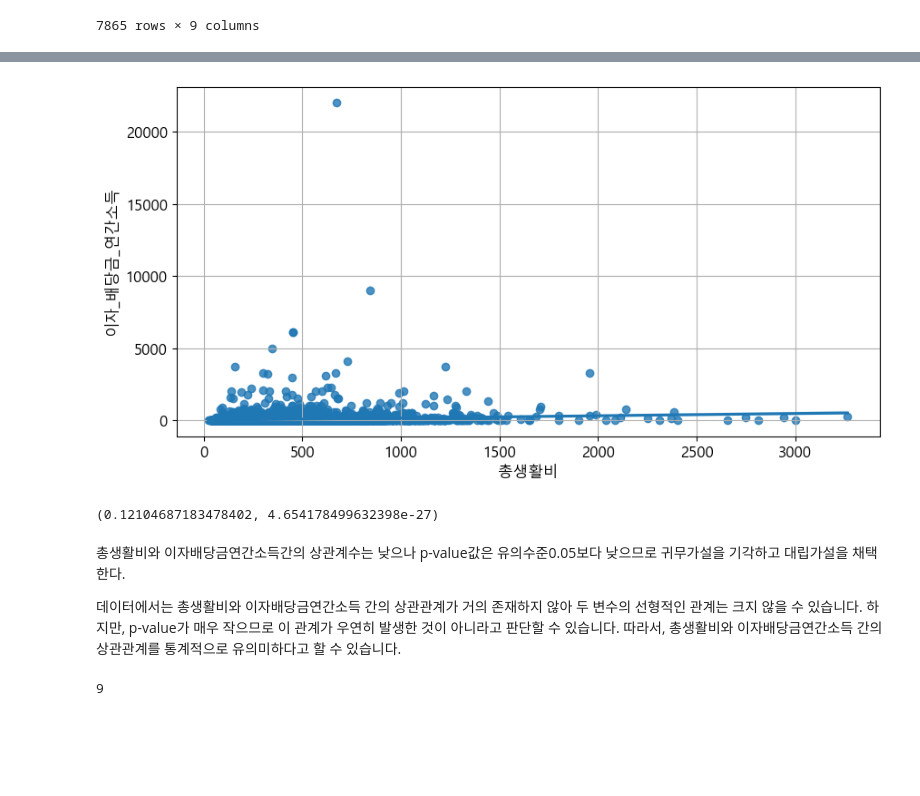
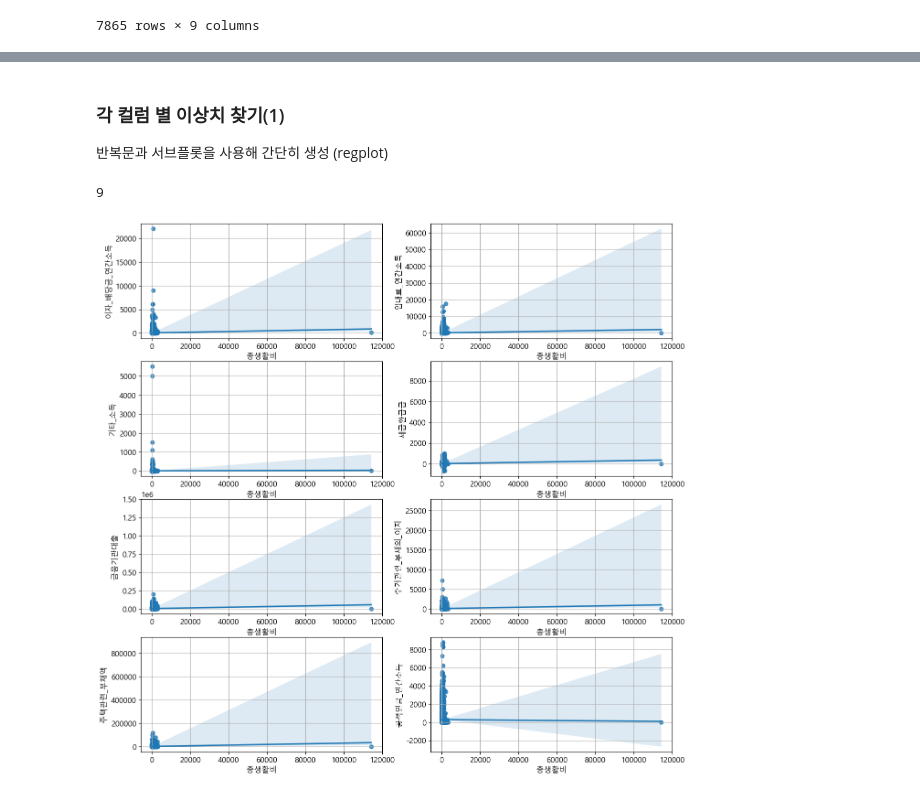
Before and after one commit to jaekim3220/Semiproject3, a Jupyter notebook: 데이터 검색.ipynb, the cells around one changed output, grey strips where cells are left out. Saved outputs shown, nothing was run; the diff lists cells and outputs as text; code cells hidden in the pictures; blank space fills up the shorter version.

```diff
--- a/데이터 검색.ipynb
+++ b/데이터 검색.ipynb
@@ -11,7 +22,7 @@ import os
 sys.path.append(os.path.dirname(os.path.dirname(os.getcwd())))
 from helper import my_logit, scalling
 # %%
-df=read_excel("복지패널조사수정파일 최종본.xlsx")
+df=read_excel("세미프로젝트3.xlsx")
 df
 # %% [output]
 |  | 총생활비 | 이자_배당금_연간소득 | 임대료_연간소득 | 기타_소득 | 세금환급금 | 금융기관대출 | 주거관련_부채의_이자 | 주택관련_부채액 | 공적연금_연간소득 |
@@ -144,20 +161,6 @@ df2
-# %%
-sb.regplot(data=df2, x='총생활비', y='이자_배당금_연간소득')
-plt.grid()
-plt.show()
-plt.close()
-# %% [output]
-[figure, removed]
-# %%
-r, p = stats.pearsonr(df2['총생활비'], df2['이자_배당금_연간소득'])
-
-r, p
-# %% [output]
-(0.12104687183478402, 4.654178499632398e-27)
-# %% [markdown]
-총생활비와 이자배당금연간소득간의 상관계수는 낮으나 p-value값은 유의수준0.05보다 낮으므로 귀무가설을 기각하고 대립가설을 채택한다.
-
-
-데이터에서는 총생활비와 이자배당금연간소득 간의 상관관계가 거의 존재하지 않아 두 변수의 선형적인 관계는 크지 않을 수 있습니다. 하지만, p-value가 매우 작으므로 이 관계가 우연히 발생한 것이 아니라고 판단할 수 있습니다. 따라서, 총생활비와 이자배당금연간소득 간의 상관관계를 통계적으로 유의미하다고 할 수 있습니다.
+# %% [markdown]
+### 각 컬럼 별 이상치 찾기(1)
+
+반복문과 서브플롯을 사용해 간단히 생성 (regplot)
 # %%
 # 그래프 생성을 위해 컬럼 이름, 길이 확인
@@ -167,2 +169,24 @@ len(df2.columns)
 # %% [output]
 9
+# %%
+# index = 0부터 시작하면 '총생활비'-'총생활비' 그래프도 그리려고 시도함
+# 현재 종속변수-독립변수의 상관관계만 필요
+columns = list(re_df1.columns)[1:]
+
+# 4행 2열로 8개의 서브플롯 그래프 그리기
+fig, ax = plt.subplots(nrows=4, ncols=2, figsize=(15, 15))
+
+# 종속변수 설정
+dependent_variable = '총생활비'
+
+for i, c in enumerate(columns):
+    row, col = divmod(i, 2)
+    sb.regplot(data=re_df1, x=dependent_variable, y=c, ax=ax[row, col])
+    ax[row, col].set_xlabel(dependent_variable)
+    ax[row, col].set_ylabel(c)
+    ax[row, col].grid()
+
+plt.show()
+plt.close()
+# %% [output]
+[figure, added]
```
Also changed, not shown: parts of 41 cells of this notebook, 1 other file.
